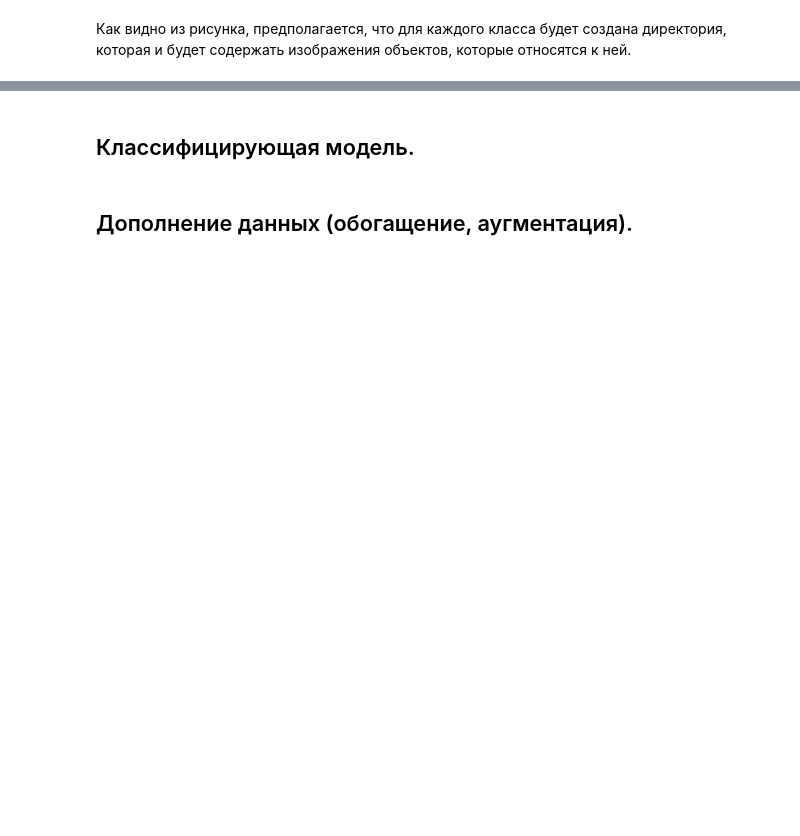
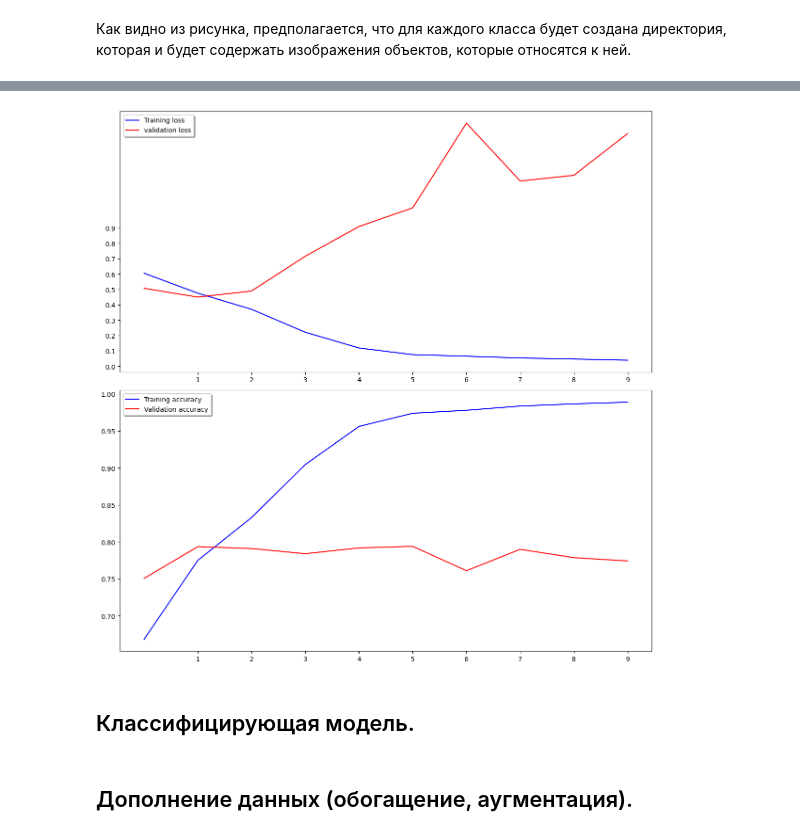
Before and after one commit to EvilMax/ai-ml, a Jupyter notebook: m5/Image Classification.ipynb, the cells around one changed output, grey strips where cells are left out. Saved outputs shown, nothing was run; the diff lists cells and outputs as text; code cells hidden in the pictures; blank space fills up the shorter version.

Commit message:
Updated model fro Cats vs Dogs

```diff
--- a/m5/Image Classification.ipynb
+++ b/m5/Image Classification.ipynb
@@ -188,0 +264,17 @@ for j, incorrect in enumerate(incorrect[0:8]):
+# %%
+image_size = (150, 150)
+batch_size = 8
+
+train_ds = tf.keras.utils.image_dataset_from_directory(data_dir, validation_split=0.2,
+    subset="training",
+    seed=42,
+    image_size=image_size,
+    batch_size=batch_size,
+)
+
+val_ds = tf.keras.utils.image_dataset_from_directory(data_dir, validation_split=0.2,
+    subset="validation",
+    seed=42,
+    image_size=image_size,
+    batch_size=batch_size,
+)
@@ -188,0 +300,21 @@ for j, incorrect in enumerate(incorrect[0:8]):
+# %%
+model = tf.keras.models.Sequential([
+    tf.keras.layers.Rescaling(1.0 / 255, input_shape=(150, 150, 3)),
+    tf.keras.layers.Conv2D(16, (3, 3), activation='relu'),
+    tf.keras.layers.MaxPooling2D(2, 2),
+    tf.keras.layers.Conv2D(32, (3, 3), activation='relu'),
+    tf.keras.layers.MaxPooling2D(2, 2),
+    tf.keras.layers.Conv2D(64, (3, 3), activation='relu'),
+    tf.keras.layers.MaxPooling2D(2, 2),
+    tf.keras.layers.Flatten(),
+    tf.keras.layers.Dense(512, activation='relu'),
+    tf.keras.layers.Dense(1, activation='sigmoid')
+])
+# %%
+model.compile(loss=tf.keras.losses.binary_crossentropy,
+              optimizer=tf.keras.optimizers.Adam(1e-3), metrics=['accuracy'])
+input_shape=(150, 150, 3)
+# %%
+#train_images = np.expand_dims(train_images, -1)
+#test_images = np.expand_dims(test_images, -1)
+history = model.fit(train_ds, validation_data=val_ds, epochs=10, verbose=1)
@@ -189,3 +342,7 @@ for j, incorrect in enumerate(incorrect[0:8]):
+# %%
+learning_curves(history, 10)
+# %% [output]
+[figure, added]
 # %% [markdown]
 ## Классифицирующая модель.
 # %% [markdown]
```
Also changed, not shown: parts of 13 cells of this notebook.
